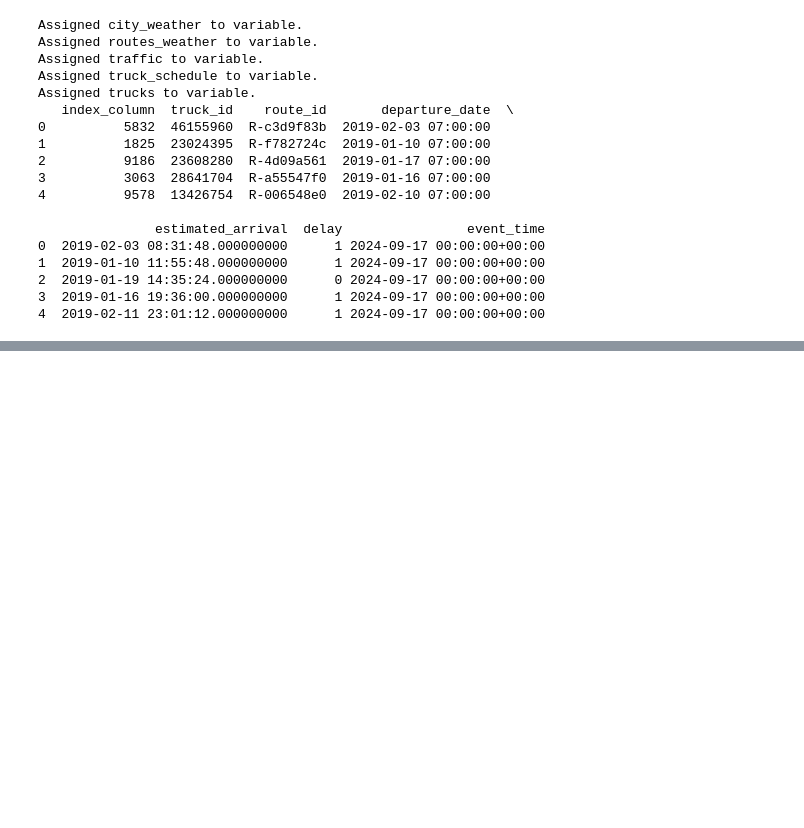
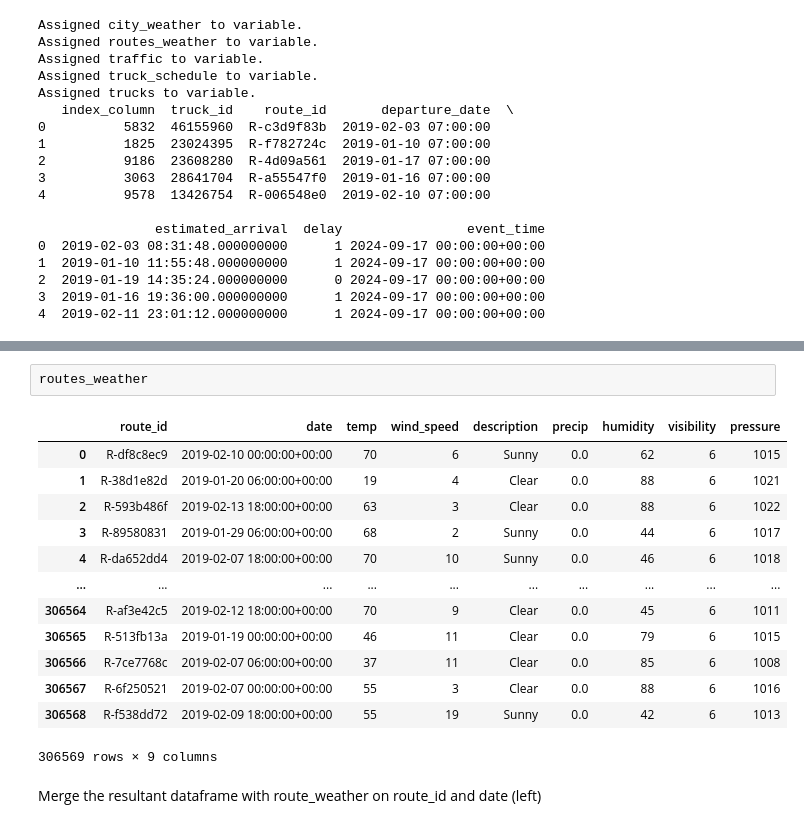
Before and after one commit to radhalpk/Truck_delay, a Jupyter notebook: notebooks/merging.ipynb, the cells around one changed output, grey strips where cells are left out. Saved outputs shown, nothing was run; the diff lists cells and outputs as text; blank space fills up the shorter version.

```diff
--- a/notebooks/merging.ipynb
+++ b/notebooks/merging.ipynb
@@ -248,0 +318,18 @@ feature_group_data_cleaned['city_weather']
+# %%
+routes_weather
+# %% [output]
+|  | route_id | date | temp | wind_speed | description | precip | humidity | visibility | pressure |
+| 0 | R-df8c8ec9 | 2019-02-10 00:00:00+00:00 | 70 | 6 | Sunny | 0.0 | 62 | 6 | 1015 |
+| 1 | R-38d1e82d | 2019-01-20 06:00:00+00:00 | 19 | 4 | Clear | 0.0 | 88 | 6 | 1021 |
+| 2 | R-593b486f | 2019-02-13 18:00:00+00:00 | 63 | 3 | Clear | 0.0 | 88 | 6 | 1022 |
+| 3 | R-89580831 | 2019-01-29 06:00:00+00:00 | 68 | 2 | Sunny | 0.0 | 44 | 6 | 1017 |
+| 4 | R-da652dd4 | 2019-02-07 18:00:00+00:00 | 70 | 10 | Sunny | 0.0 | 46 | 6 | 1018 |
+| ... | ... | ... | ... | ... | ... | ... | ... | ... | ... |
+| 306564 | R-af3e42c5 | 2019-02-12 18:00:00+00:00 | 70 | 9 | Clear | 0.0 | 45 | 6 | 1011 |
+| 306565 | R-513fb13a | 2019-01-19 00:00:00+00:00 | 46 | 11 | Clear | 0.0 | 79 | 6 | 1015 |
+| 306566 | R-7ce7768c | 2019-02-07 06:00:00+00:00 | 37 | 11 | Clear | 0.0 | 85 | 6 | 1008 |
+| 306567 | R-6f250521 | 2019-02-07 00:00:00+00:00 | 55 | 3 | Clear | 0.0 | 88 | 6 | 1016 |
+| 306568 | R-f538dd72 | 2019-02-09 18:00:00+00:00 | 55 | 19 | Sunny | 0.0 | 42 | 6 | 1013 |
+306569 rows × 9 columns
+# %% [markdown]
+Merge the resultant dataframe with route_weather on route_id and date (left)
```
Also changed, not shown: parts of 68 cells of this notebook.
